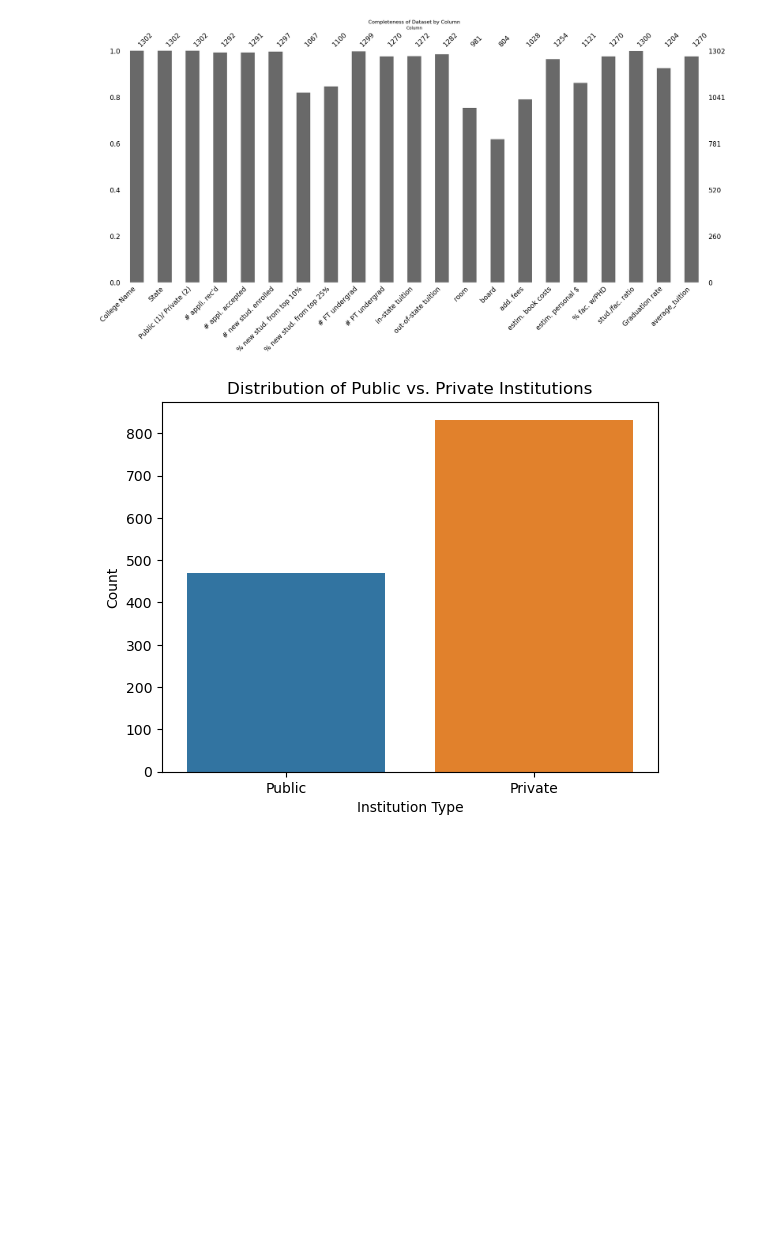
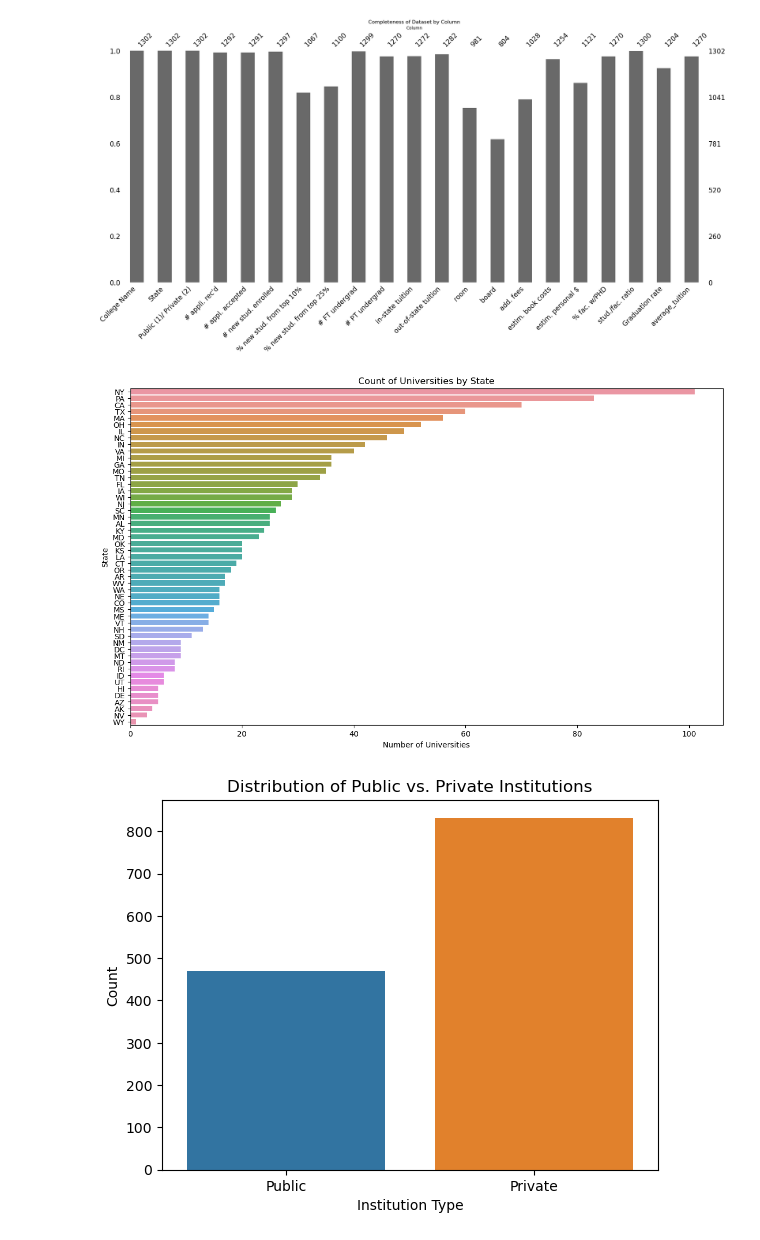
Before and after one commit to jamesleemeredith/Dexian-Technical-Challenge, a Jupyter notebook: full_analysis.ipynb, the cells around one changed output. Drawn from its saved outputs; the diff is of its cells as text; code cells hidden in the pictures; blank space fills up the shorter version.

```diff
--- a/full_analysis.ipynb
+++ b/full_analysis.ipynb
@@ -131,6 +131,19 @@ plt.ylabel('Completeness (%)')
 plt.show()
 # %% [output]
 [figure]
+# %%
+# Visualization: Distribution of Universities by State
+import seaborn as sns
+import matplotlib.pyplot as plt
+
+plt.figure(figsize=(14, 8))
+sns.countplot(y='State', data=df, order = df['State'].value_counts().index)
+plt.title('Count of Universities by State')
+plt.xlabel('Number of Universities')
+plt.ylabel('State')
+plt.show()
+# %% [output]
+[figure, added]
 # %%
 # Visualization: Distribution of public vs. private institutions
 sns.countplot(x='Public (1)/ Private (2)', data=df)
```
Also changed, not shown: parts of 8 cells of this notebook.
